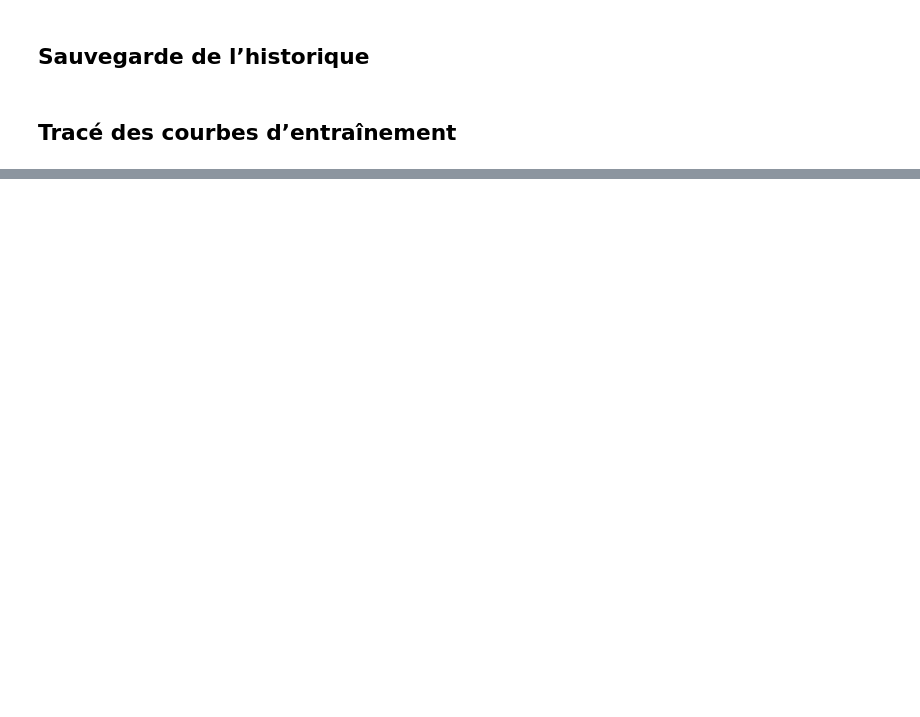
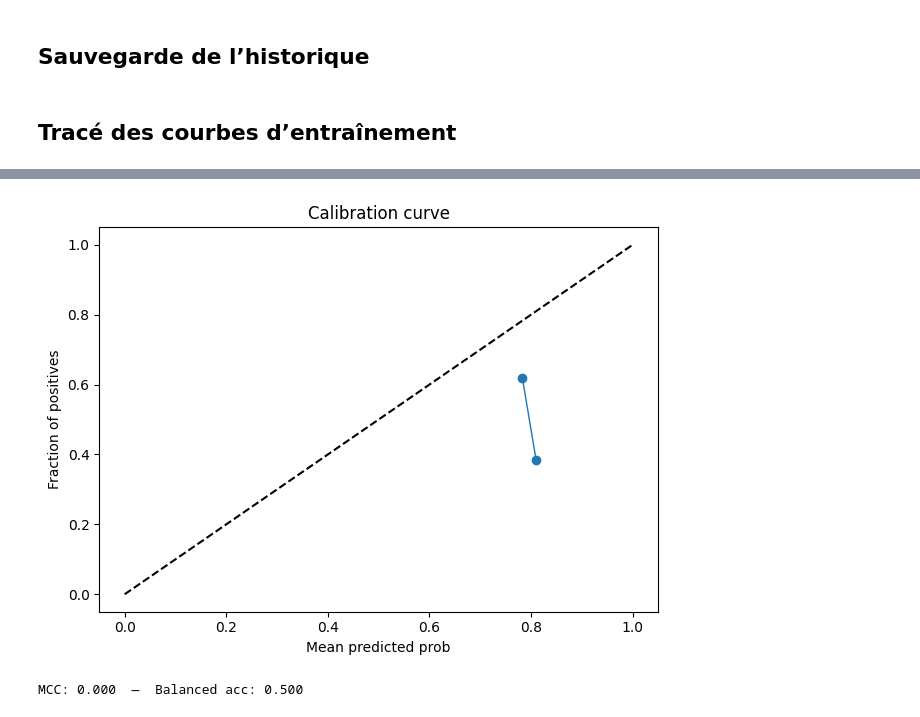
Before and after one commit to Tiits/microcoleus-project, a Jupyter notebook: notebooks/04_finetune.ipynb, the cells around one changed output, grey strips where cells are left out. Drawn from its saved outputs; the diff is of its cells as text; code cells hidden in the pictures; blank space fills up the shorter version.

```diff
--- a/notebooks/04_finetune.ipynb
+++ b/notebooks/04_finetune.ipynb
@@ -180,0 +242,17 @@ plt.show()
+# %%
+# 5) Calibration
+
+# Sauvegarde de la courbe de calibration
+fig_path = os.path.join(FIG_OUT, f"{run_id}_calibration.png")
+plt.savefig(fig_path, dpi=300)
+print("Courbe de calibration sauvegardées dans :", fig_path)
+
+plt.show(calibration_plot(y_true, y_score, n_bins=10))
+# %% [output]
+[figure, added]
+# %%
+# 6) MCC, balanced acc
+met = compute_additional_metrics(y_true, y_pred, y_score)
+print(f"MCC: {met['mcc']:.3f}  —  Balanced acc: {met['balanced_acc']:.3f}")
+# %% [output]
+MCC: 0.000  —  Balanced acc: 0.500
```
Also changed, not shown: parts of 13 cells of this notebook, 2 other files.
